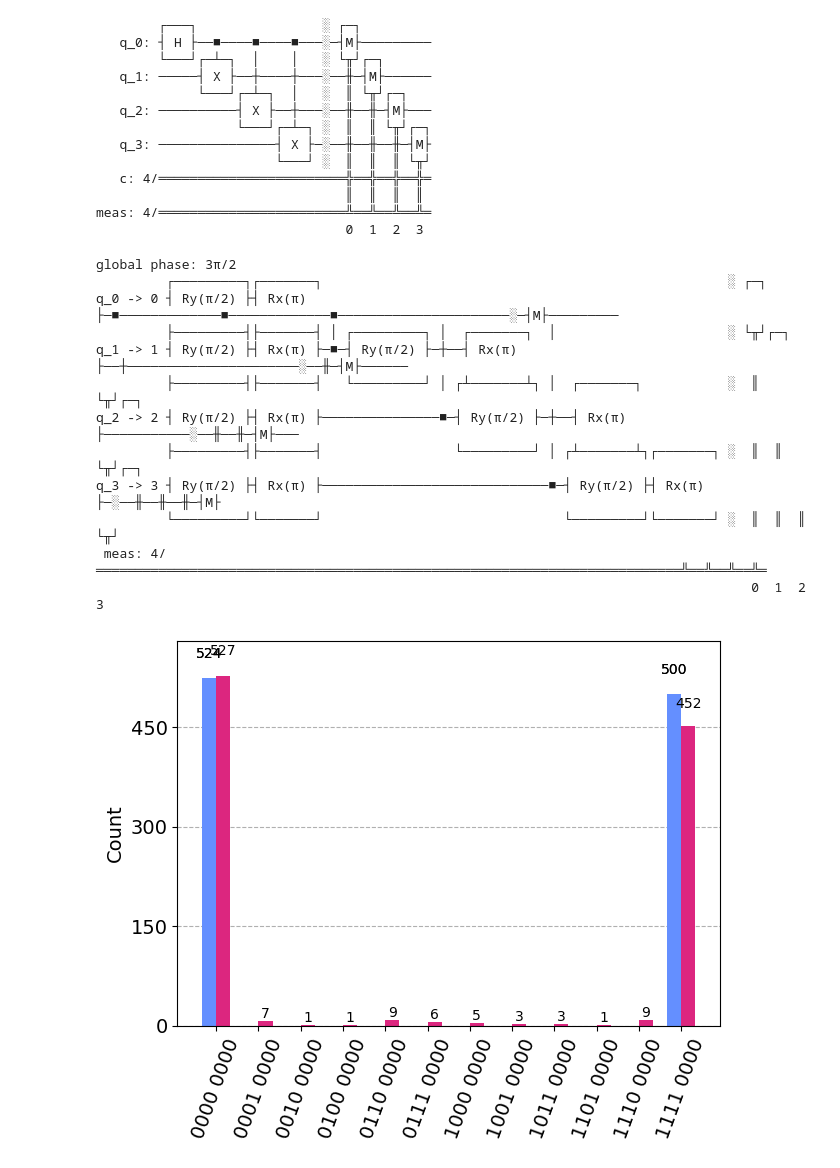
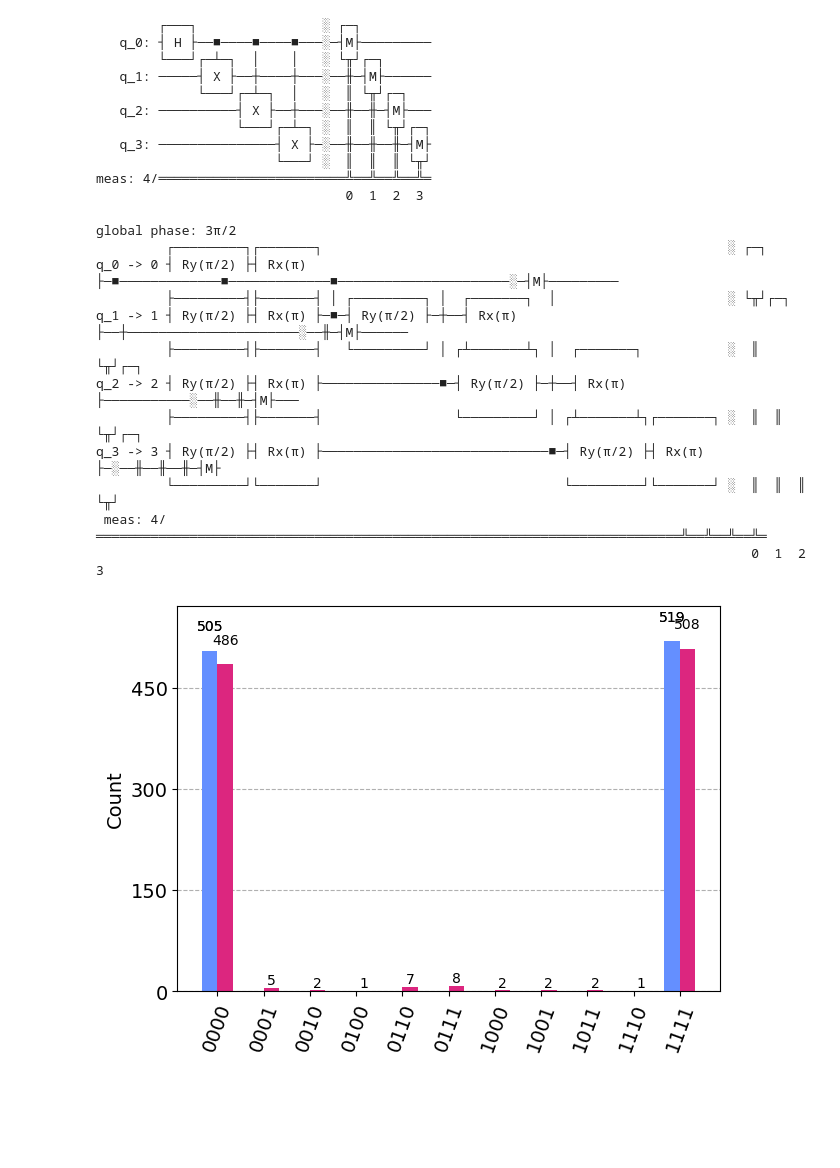
Before and after one commit to coding-xyz/huayi-vqe, a Jupyter notebook: GHZ_mit.ipynb, the cells around one changed output. Cells and saved outputs as stored; diff of their text form; code cells hidden in the pictures; blank space fills up the shorter version.

```diff
--- a/GHZ_mit.ipynb
+++ b/GHZ_mit.ipynb
@@ -6,7 +6,7 @@ from qiskit import QuantumCircuit
 from qiskit_aer import AerSimulator
 from qiskit.visualization import plot_histogram
 
-qc = QuantumCircuit(4,4)
+qc = QuantumCircuit(4)
 qc.h(0)
 qc.cx(0,1)
 qc.cx(0,2)
@@ -20,33 +20,31 @@ display( circ_huayi.draw(fold=-1,idle_wires=False) )
 
 
 ideal_output = AerSimulator().run(qc).result().get_counts()
 huayi_sim = FakeHuayi8().run(circ_huayi, backend=FakeHuayi8()).result().get_counts()
 
 plot_histogram([ideal_output, huayi_sim])
 # %% [output]
         ┌───┐                ░ ┌─┐
    q_0: ┤ H ├──■────■────■───░─┤M├─────────
         └───┘┌─┴─┐  │    │   ░ └╥┘┌─┐
    q_1: ─────┤ X ├──┼────┼───░──╫─┤M├──────
              └───┘┌─┴─┐  │   ░  ║ └╥┘┌─┐
    q_2: ──────────┤ X ├──┼───░──╫──╫─┤M├───
                   └───┘┌─┴─┐ ░  ║  ║ └╥┘┌─┐
    q_3: ───────────────┤ X ├─░──╫──╫──╫─┤M├
                        └───┘ ░  ║  ║  ║ └╥┘
-   c: 4/════════════════════════╬══╬══╬══╬═
-                                ║  ║  ║  ║
 meas: 4/════════════════════════╩══╩══╩══╩═
                                 0  1  2  3
 global phase: 3π/2
          ┌─────────┐┌───────┐                                                    ░ ┌─┐
 q_0 -> 0 ┤ Ry(π/2) ├┤ Rx(π) ├─■─────────────■─────────────■──────────────────────░─┤M├─────────
          ├─────────┤├───────┤ │ ┌─────────┐ │  ┌───────┐  │                      ░ └╥┘┌─┐
 q_1 -> 1 ┤ Ry(π/2) ├┤ Rx(π) ├─■─┤ Ry(π/2) ├─┼──┤ Rx(π) ├──┼──────────────────────░──╫─┤M├──────
          ├─────────┤├───────┤   └─────────┘ │ ┌┴───────┴┐ │  ┌───────┐           ░  ║ └╥┘┌─┐
 q_2 -> 2 ┤ Ry(π/2) ├┤ Rx(π) ├───────────────■─┤ Ry(π/2) ├─┼──┤ Rx(π) ├───────────░──╫──╫─┤M├───
          ├─────────┤├───────┤                 └─────────┘ │ ┌┴───────┴┐┌───────┐ ░  ║  ║ └╥┘┌─┐
 q_3 -> 3 ┤ Ry(π/2) ├┤ Rx(π) ├─────────────────────────────■─┤ Ry(π/2) ├┤ Rx(π) ├─░──╫──╫──╫─┤M├
          └─────────┘└───────┘                               └─────────┘└───────┘ ░  ║  ║  ║ └╥┘
  meas: 4/═══════════════════════════════════════════════════════════════════════════╩══╩══╩══╩═
                                                                                     0  1  2  3
-[figure, old version]
+[figure, new version]
```
Also changed, not shown: parts of 6 cells of this notebook, 2 other files.
